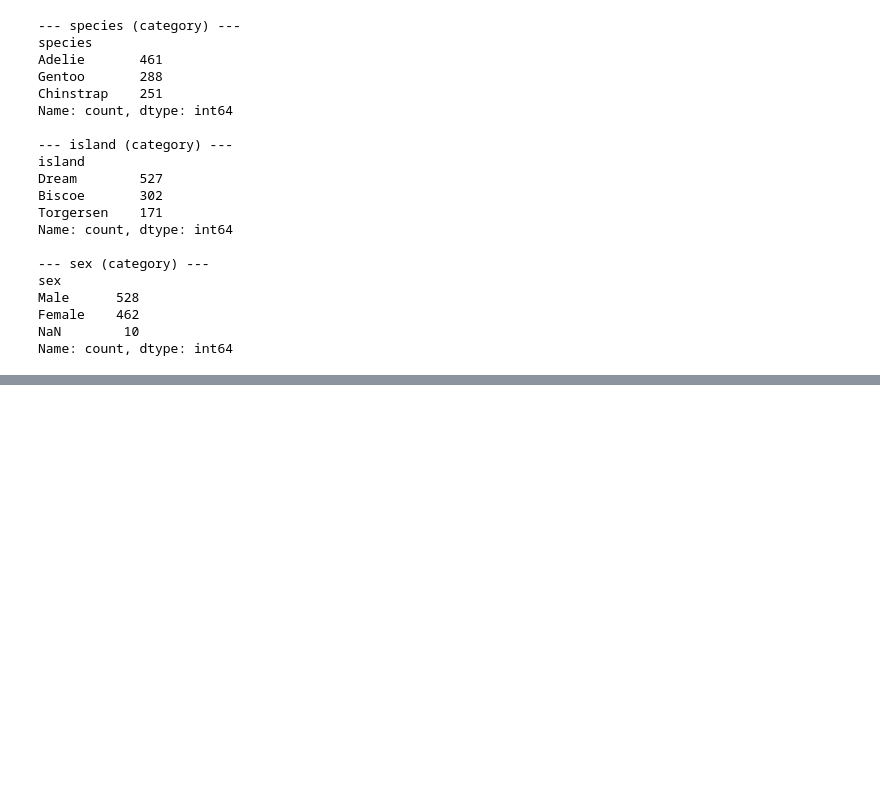
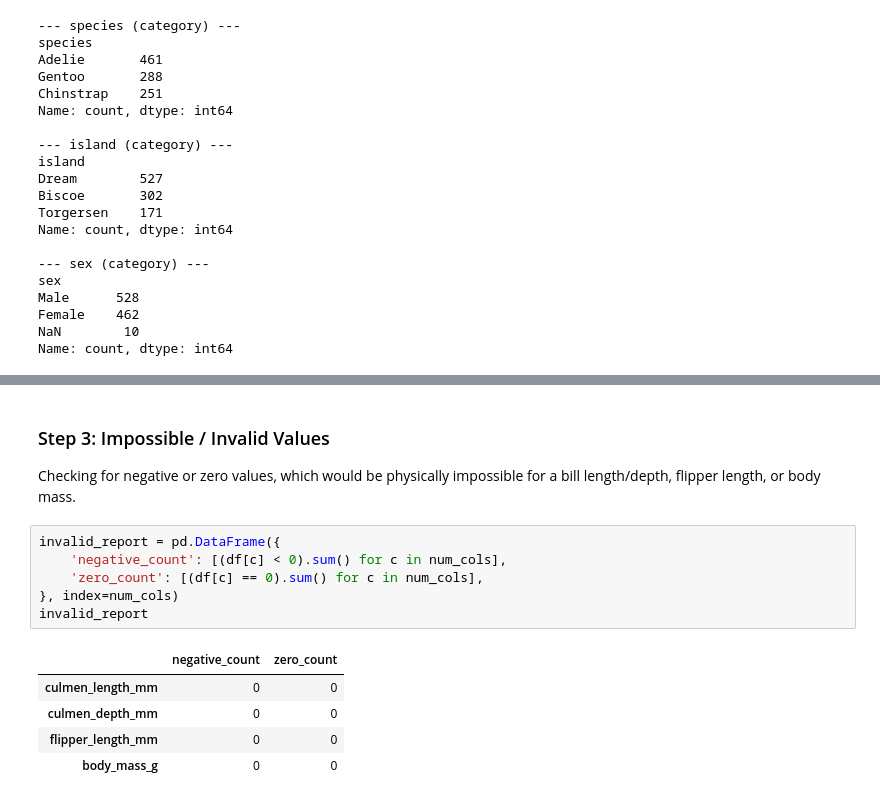
Before and after one commit to rohail410/Penguin-Species-Classification-Project, a Jupyter notebook: project.ipynb, the cells around one changed output, grey strips where cells are left out. Drawn from its saved outputs; the diff is of its cells as text; blank space fills up the shorter version.

```diff
--- a/project.ipynb
+++ b/project.ipynb
@@ -517,0 +552,16 @@ Name: count, dtype: int64
+# %% [markdown]
+### Step 3: Impossible / Invalid Values
+
+Checking for negative or zero values, which would be physically impossible for a bill length/depth, flipper length, or body mass.
+# %%
+invalid_report = pd.DataFrame({
+    'negative_count': [(df[c] < 0).sum() for c in num_cols],
+    'zero_count': [(df[c] == 0).sum() for c in num_cols],
+}, index=num_cols)
+invalid_report
+# %% [output]
+|  | negative_count | zero_count |
+| culmen_length_mm | 0 | 0 |
+| culmen_depth_mm | 0 | 0 |
+| flipper_length_mm | 0 | 0 |
+| body_mass_g | 0 | 0 |
```
Also changed, not shown: parts of 19 cells of this notebook, 2 other files.
